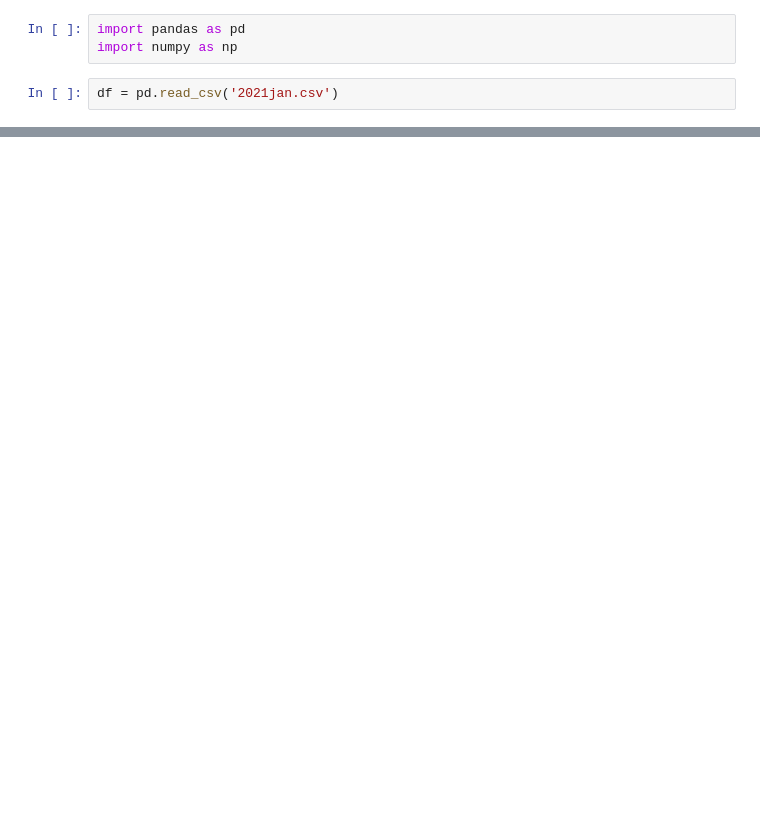
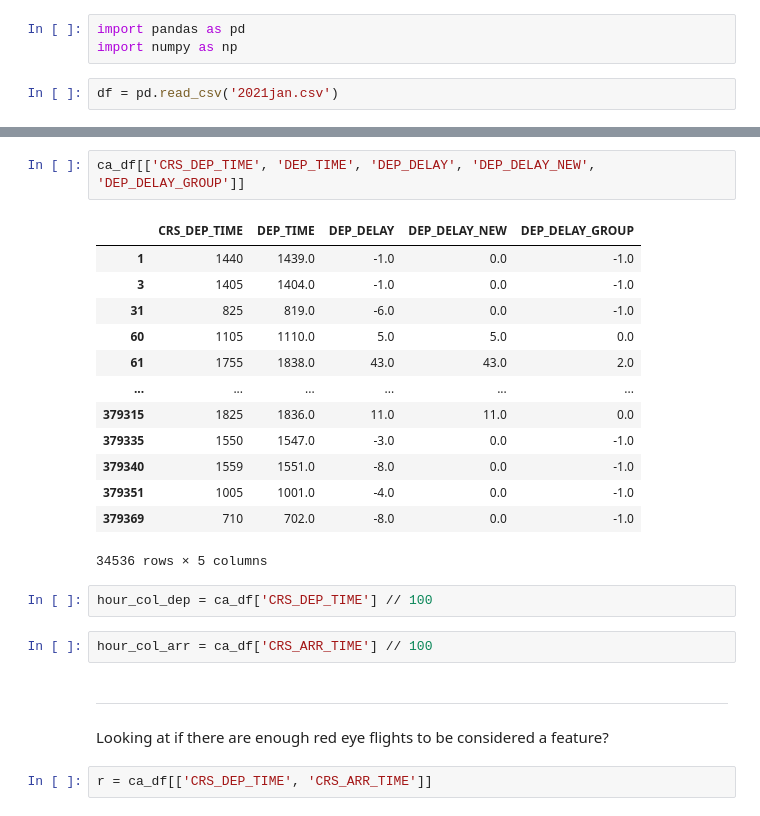
Before and after one commit to haas-digital/datasets, a Jupyter notebook: airline/processing.ipynb, the cells around one changed output, grey strips where cells are left out. Cells and saved outputs as stored; diff of their text form; blank space fills up the shorter version.

```diff
--- a/airline/processing.ipynb
+++ b/airline/processing.ipynb
@@ -34,0 +156,25 @@ Index(['YEAR', 'MONTH', 'DAY_OF_MONTH', 'DAY_OF_WEEK', 'FL_DATE',
+# %%
+ca_df[['CRS_DEP_TIME', 'DEP_TIME', 'DEP_DELAY', 'DEP_DELAY_NEW', 'DEP_DELAY_GROUP']]
+# %% [output]
+|  | CRS_DEP_TIME | DEP_TIME | DEP_DELAY | DEP_DELAY_NEW | DEP_DELAY_GROUP |
+| 1 | 1440 | 1439.0 | -1.0 | 0.0 | -1.0 |
+| 3 | 1405 | 1404.0 | -1.0 | 0.0 | -1.0 |
+| 31 | 825 | 819.0 | -6.0 | 0.0 | -1.0 |
+| 60 | 1105 | 1110.0 | 5.0 | 5.0 | 0.0 |
+| 61 | 1755 | 1838.0 | 43.0 | 43.0 | 2.0 |
+| ... | ... | ... | ... | ... | ... |
+| 379315 | 1825 | 1836.0 | 11.0 | 11.0 | 0.0 |
+| 379335 | 1550 | 1547.0 | -3.0 | 0.0 | -1.0 |
+| 379340 | 1559 | 1551.0 | -8.0 | 0.0 | -1.0 |
+| 379351 | 1005 | 1001.0 | -4.0 | 0.0 | -1.0 |
+| 379369 | 710 | 702.0 | -8.0 | 0.0 | -1.0 |
+34536 rows × 5 columns
+# %%
+hour_col_dep = ca_df['CRS_DEP_TIME'] // 100
+# %%
+hour_col_arr = ca_df['CRS_ARR_TIME'] // 100
+# %% [markdown]
+-----
+Looking at if there are enough red eye flights to be considered a feature?
+# %%
+r = ca_df[['CRS_DEP_TIME', 'CRS_ARR_TIME']]
```
Also changed, not shown: parts of 36 cells of this notebook.
